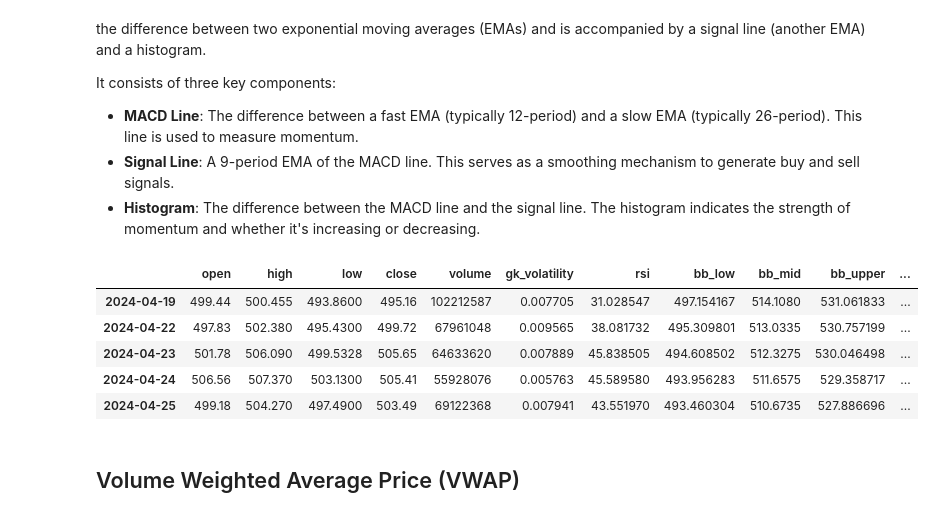
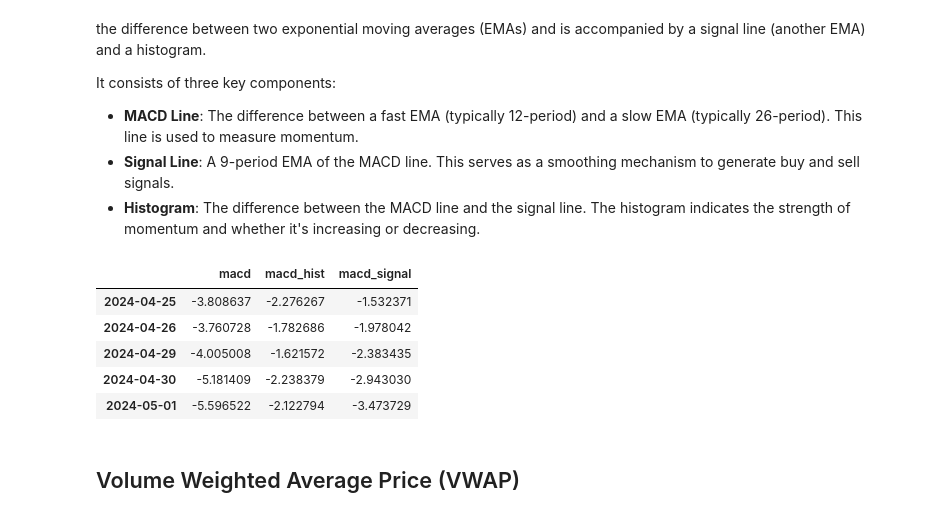
Before and after one commit to a-elgohary/algorithmic_trading, a Jupyter notebook: algorithmic_trading.ipynb, the cells around one changed output. Drawn from its saved outputs; the diff is of its cells as text; code cells hidden in the pictures.

```diff
--- a/algorithmic_trading.ipynb
+++ b/algorithmic_trading.ipynb
@@ -349,8 +393,8 @@ def bollinger_bands(data, length, std):
 
     return data
 # %%
-# Calculate the Bollinger Bands of S&P 500
-df_spy = bollinger_bands(df_spy, 20, 2)
+# Calculate the Bollinger Bands
+df = bollinger_bands(data=df, length=20, std=2)
 
-df_spy.tail()
+df.tail()
 # %% [output]
@@ -387,16 +431,20 @@ def average_true_range(data, length):
     atr.sort_index(ascending=True, inplace=True)
     atr = atr.reindex(data.index)
 
-    # Concatenate atr with data
-    data = pd.concat([data, atr], axis=1)
+    # If 'atr' exists, replace its values
+    if 'atr' in data.columns:
+        data['atr'] = atr
+    # If not, concatenate data and atr
+    else:
+        data = pd.concat([data, atr], axis=1)
 
     # Rename cols
     data.rename(columns={'ATRr_14': 'atr'}, inplace=True)
 
     return data
 # %%
-# Calculate the ATR of S&P 500
-df_spy = average_true_range(df_spy, 14)
+# Calculate the ATR
+df = average_true_range(data=df, length=14)
 
-df_spy.tail()
+df.tail()
 # %% [output]
@@ -436,21 +484,26 @@ def moving_average_cd(data):
     macd.sort_index(ascending=True, inplace=True)
     macd = macd.reindex(data.index)
 
-    # Concatenate macd with data
-    data = pd.concat([data, macd], axis=1)
+    # If macd columns exist, replace its values
+    existing_columns = [col for col in macd.columns if col in data.columns]
+    if existing_columns:
+        data[existing_columns] = macd[existing_columns]
+    # If not, concatenate data and macd
+    else:
+        data = pd.concat([data, macd], axis=1)
 
     return data
 # %%
-# Calculate the MACD of S&P 500
-df_spy = moving_average_cd(df_spy)
-df_spy.tail()
+# Calculate the MACD
+df = moving_average_cd(data=df)
+df.tail().iloc[:, -3:]
 # %% [output]
-|  | open | high | low | close | volume | gk_volatility | rsi | bb_low | bb_mid | bb_upper | ... |
-| 2024-04-19 | 499.44 | 500.455 | 493.8600 | 495.16 | 102212587 | 0.007705 | 31.028547 | 497.154167 | 514.1080 | 531.061833 | ... |
-| 2024-04-22 | 497.83 | 502.380 | 495.4300 | 499.72 | 67961048 | 0.009565 | 38.081732 | 495.309801 | 513.0335 | 530.757199 | ... |
-| 2024-04-23 | 501.78 | 506.090 | 499.5328 | 505.65 | 64633620 | 0.007889 | 45.838505 | 494.608502 | 512.3275 | 530.046498 | ... |
-| 2024-04-24 | 506.56 | 507.370 | 503.1300 | 505.41 | 55928076 | 0.005763 | 45.589580 | 493.956283 | 511.6575 | 529.358717 | ... |
-| 2024-04-25 | 499.18 | 504.270 | 497.4900 | 503.49 | 69122368 | 0.007941 | 43.551970 | 493.460304 | 510.6735 | 527.886696 | ... |
+|  | macd | macd_hist | macd_signal |
+| 2024-04-25 | -3.808637 | -2.276267 | -1.532371 |
+| 2024-04-26 | -3.760728 | -1.782686 | -1.978042 |
+| 2024-04-29 | -4.005008 | -1.621572 | -2.383435 |
+| 2024-04-30 | -5.181409 | -2.238379 | -2.943030 |
+| 2024-05-01 | -5.596522 | -2.122794 | -3.473729 |
 # %% [markdown]
 ## Volume Weighted Average Price (VWAP)
 # %% [markdown]
```
Also changed, not shown: parts of 31 cells of this notebook, 1 other file.
